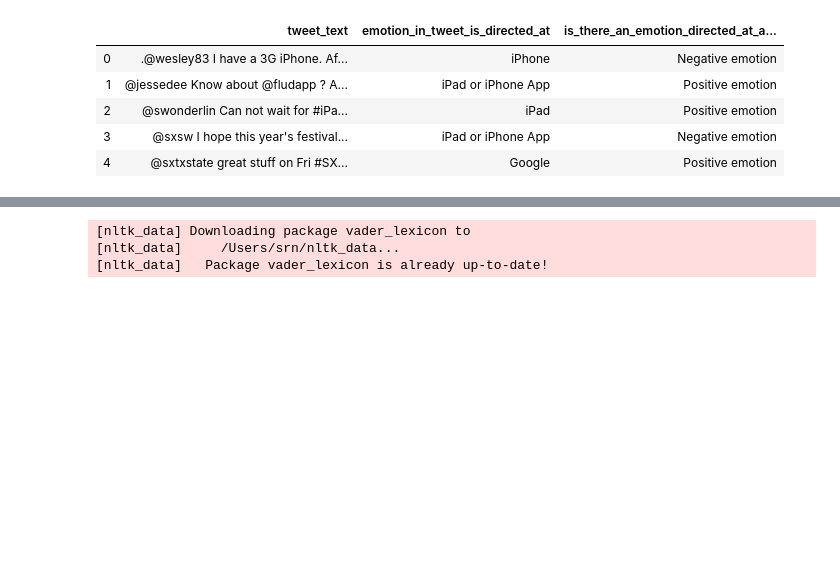
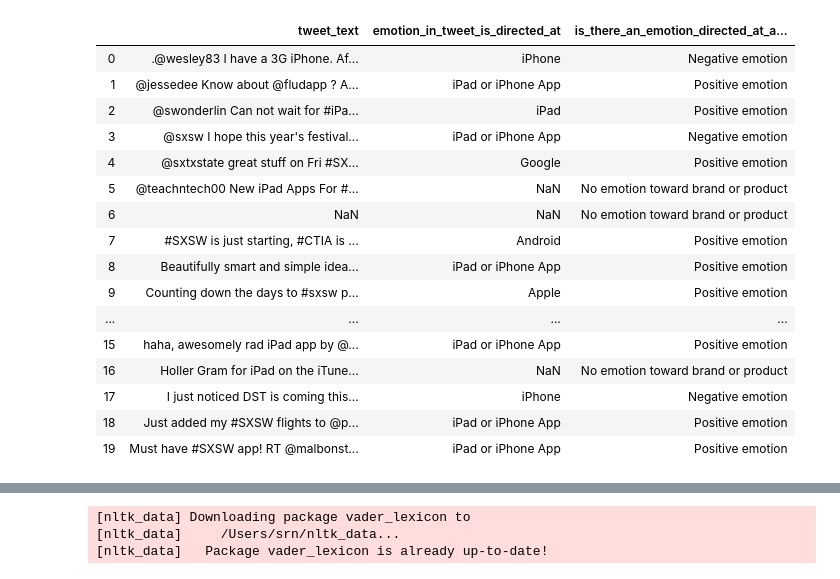
Before and after one commit to chefnewman/dsc-mod-4-project-v2-1-online-ds-pt-100719, a Jupyter notebook: Mod4_Project.ipynb, the cells around one changed output, grey strips where cells are left out. Cells and saved outputs as stored; diff of their text form; code cells hidden in the pictures; blank space fills up the shorter version.

```diff
--- a/Mod4_Project.ipynb
+++ b/Mod4_Project.ipynb
@@ -21,14 +9,25 @@ warnings.filterwarnings('ignore')
 # %%
 data = pd.read_csv('product_review.csv',encoding= 'unicode_escape')
 # %%
-data.head()
+data.head(20)
 # %% [output]
 |  | tweet_text | emotion_in_tweet_is_directed_at | is_there_an_emotion_directed_at_a... |
 | 0 | .@wesley83 I have a 3G iPhone. Af... | iPhone | Negative emotion |
 | 1 | @jessedee Know about @fludapp ? A... | iPad or iPhone App | Positive emotion |
 | 2 | @swonderlin Can not wait for #iPa... | iPad | Positive emotion |
 | 3 | @sxsw I hope this year's festival... | iPad or iPhone App | Negative emotion |
 | 4 | @sxtxstate great stuff on Fri #SX... | Google | Positive emotion |
+| 5 | @teachntech00 New iPad Apps For #... | NaN | No emotion toward brand or product |
+| 6 | NaN | NaN | No emotion toward brand or product |
+| 7 | #SXSW is just starting, #CTIA is ... | Android | Positive emotion |
+| 8 | Beautifully smart and simple idea... | iPad or iPhone App | Positive emotion |
+| 9 | Counting down the days to #sxsw p... | Apple | Positive emotion |
+| ... | ... | ... | ... |
+| 15 | haha, awesomely rad iPad app by @... | iPad or iPhone App | Positive emotion |
+| 16 | Holler Gram for iPad on the iTune... | NaN | No emotion toward brand or product |
+| 17 | I just noticed DST is coming this... | iPhone | Negative emotion |
+| 18 | Just added my #SXSW flights to @p... | iPad or iPhone App | Positive emotion |
+| 19 | Must have #SXSW app! RT @malbonst... | iPad or iPhone App | Positive emotion |
 # %%
 data.rename(columns={'tweet_text': 'tweet', 'emotion_in_tweet_is_directed_at': 'product', 'is_there_an_emotion_directed_at_a_brand_or_product':'emotion'}, inplace=True)
 # %%
```
Also changed, not shown: parts of 65 cells of this notebook.
